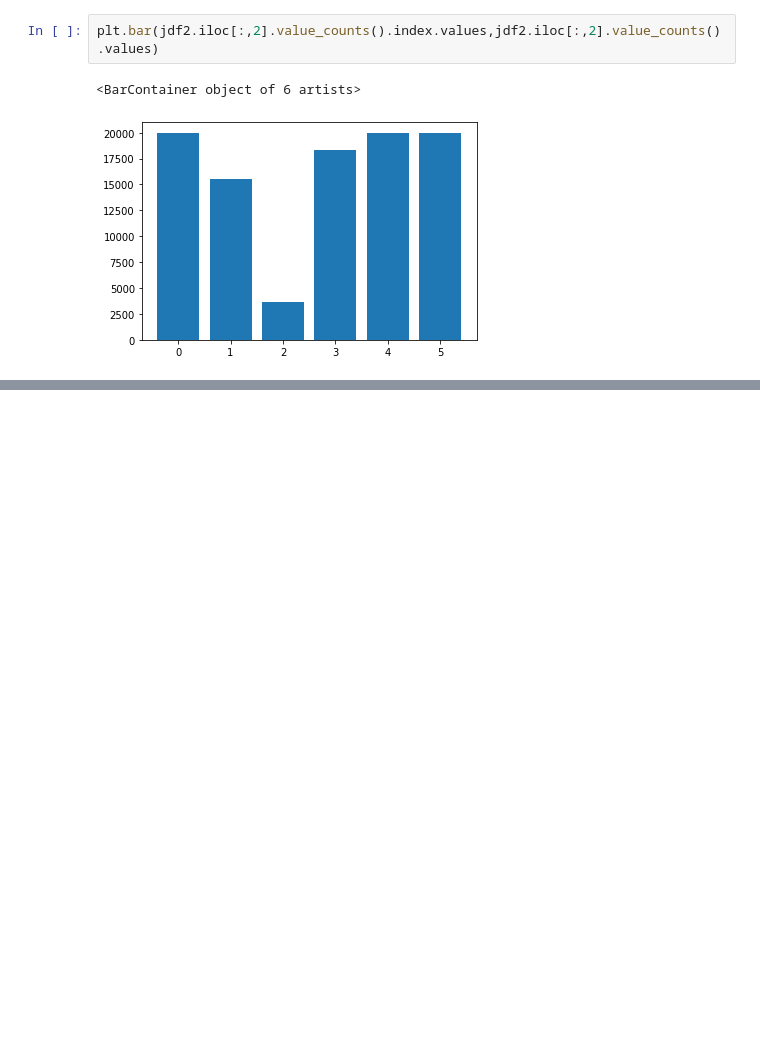
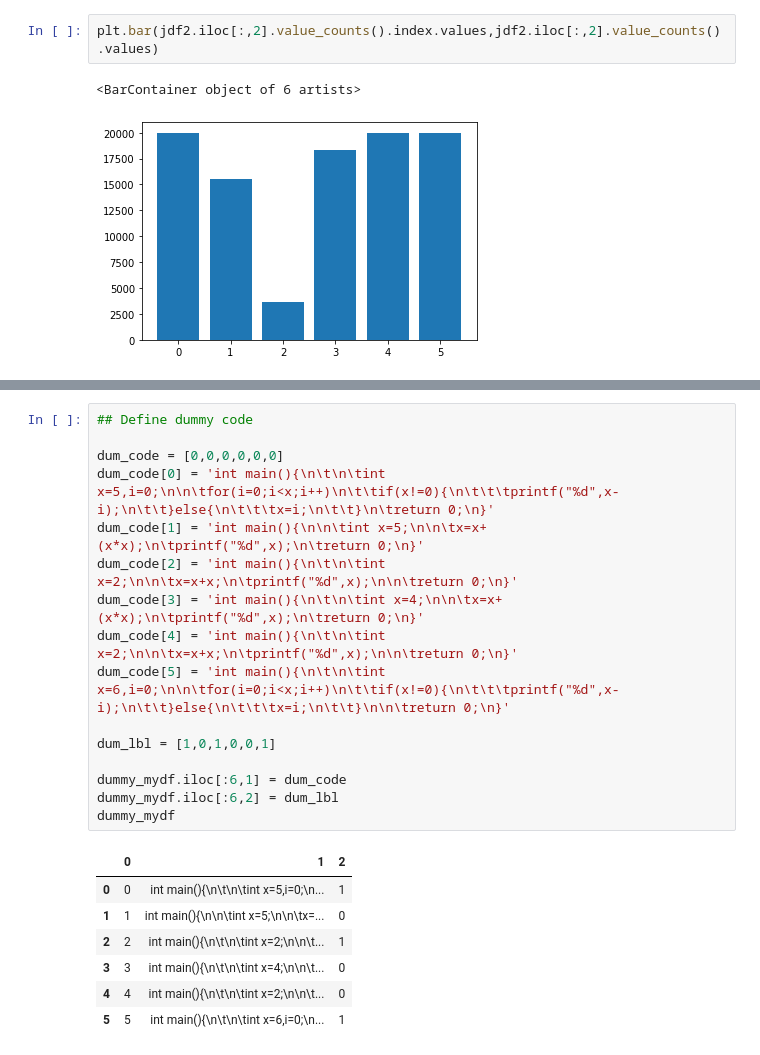
Before and after one commit to hazimhanif/svd_exp3, a Jupyter notebook: Exploration_clone.ipynb, the cells around one changed output, grey strips where cells are left out. Cells and saved outputs as stored; diff of their text form; blank space fills up the shorter version.

```diff
--- a/Exploration_clone.ipynb
+++ b/Exploration_clone.ipynb
@@ -177,0 +208,24 @@ plt.bar(jdf2.iloc[:,2].value_counts().index.values,jdf2.iloc[:,2].value_counts()
+# %%
+## Define dummy code
+
+dum_code = [0,0,0,0,0,0]
+dum_code[0] = 'int main(){\n\t\n\tint x=5,i=0;\n\n\tfor(i=0;i<x;i++)\n\t\tif(x!=0){\n\t\t\tprintf("%d",x-i);\n\t\t}else{\n\t\t\tx=i;\n\t\t}\n\treturn 0;\n}'
+dum_code[1] = 'int main(){\n\n\tint x=5;\n\n\tx=x+(x*x);\n\tprintf("%d",x);\n\treturn 0;\n}'
+dum_code[2] = 'int main(){\n\t\n\tint x=2;\n\n\tx=x+x;\n\tprintf("%d",x);\n\n\treturn 0;\n}'
+dum_code[3] = 'int main(){\n\t\n\tint x=4;\n\n\tx=x+(x*x);\n\tprintf("%d",x);\n\treturn 0;\n}'
+dum_code[4] = 'int main(){\n\t\n\tint x=2;\n\n\tx=x+x;\n\tprintf("%d",x);\n\n\treturn 0;\n}'
+dum_code[5] = 'int main(){\n\t\n\tint x=6,i=0;\n\n\tfor(i=0;i<x;i++)\n\t\tif(x!=0){\n\t\t\tprintf("%d",x-i);\n\t\t}else{\n\t\t\tx=i;\n\t\t}\n\n\treturn 0;\n}'
+
+dum_lbl = [1,0,1,0,0,1]
+
+dummy_mydf.iloc[:6,1] = dum_code
+dummy_mydf.iloc[:6,2] = dum_lbl
+dummy_mydf
+# %% [output]
+|  | 0 | 1 | 2 |
+| 0 | 0 | int main(){\n\t\n\tint x=5,i=0;\n... | 1 |
+| 1 | 1 | int main(){\n\n\tint x=5;\n\n\tx=... | 0 |
+| 2 | 2 | int main(){\n\t\n\tint x=2;\n\n\t... | 1 |
+| 3 | 3 | int main(){\n\t\n\tint x=4;\n\n\t... | 0 |
+| 4 | 4 | int main(){\n\t\n\tint x=2;\n\n\t... | 0 |
+| 5 | 5 | int main(){\n\t\n\tint x=6,i=0;\n... | 1 |
```
Also changed, not shown: parts of 16 cells of this notebook, 5 other files.
